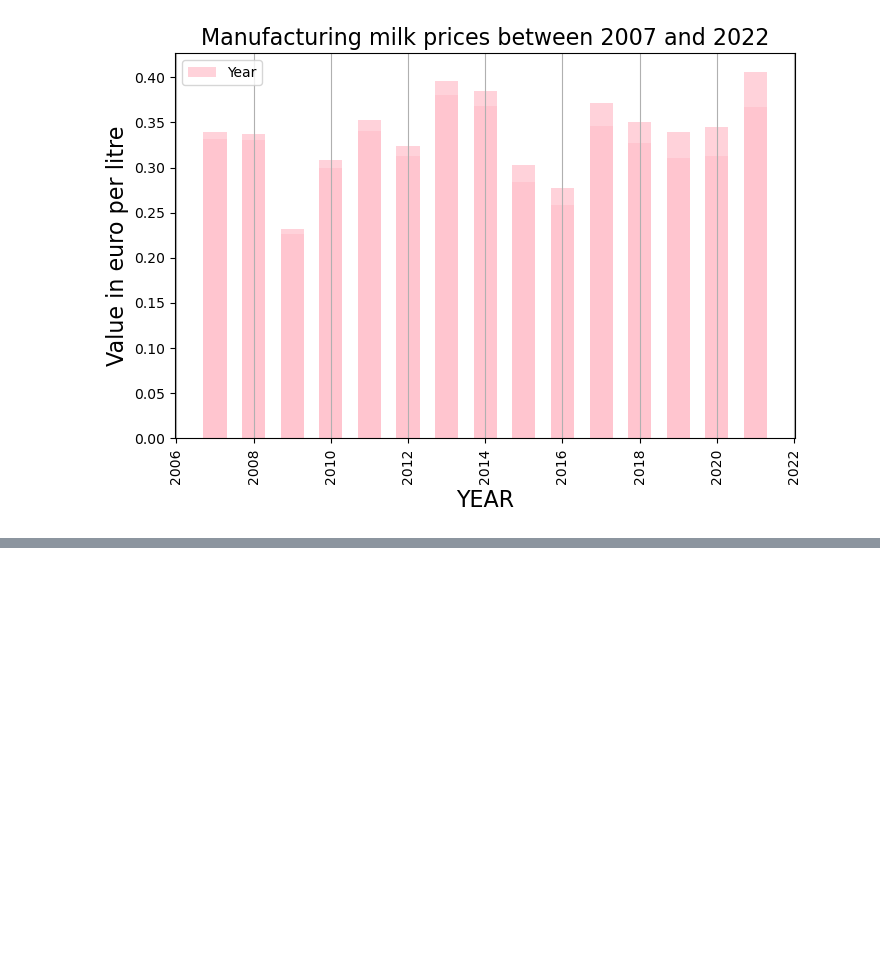
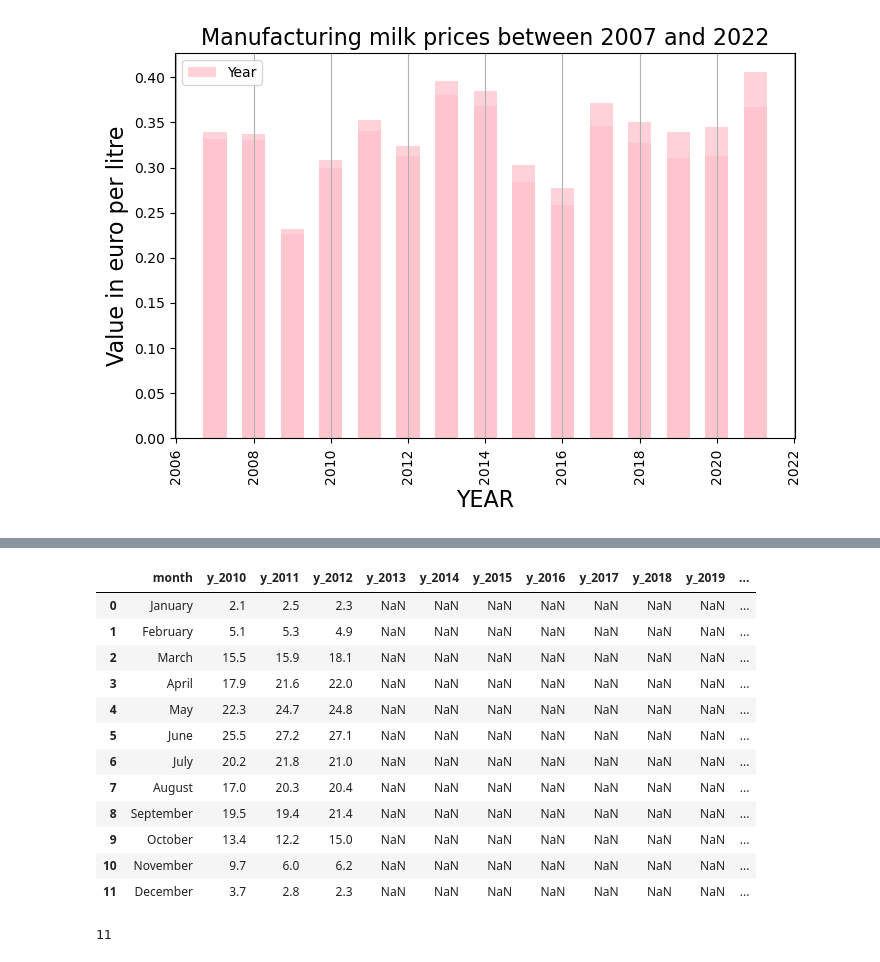
Before and after one commit to teresaq1/Agricultural-Dairy-Milk-Data-Analysis, a Jupyter notebook: data source.ipynb, the cells around one changed output, grey strips where cells are left out. Saved outputs shown, nothing was run; the diff lists cells and outputs as text; code cells hidden in the pictures; blank space fills up the shorter version.

```diff
--- a/data source.ipynb
+++ b/data source.ipynb
@@ -12,8 +13,8 @@ lr = Ridge()
 #read in irish data
 df_trends_bovine_data = pd.read_csv(r'trends_bovine_data.csv',header=0)#reading in irish bovine data file, DATASET 1
 df_milk_sales8021 = pd.read_csv(r'milk_sales_80-21.csv',header=0)# DATASET 2
-df_milk_sales0721 = pd.read_csv(r'milk_sales_07-21.csv',header=0)# DATASET 3
-df_census_livestock20 = pd.read_csv(r'cesnsus_livestock_20.csv',header=0)# DATASET 4
+df_milk_prices0721 = pd.read_csv(r'milk_prices_07-21.csv',header=0)# DATASET 3
+df_irish_dairy1022 = pd.read_csv(r'irish_dairy_produce_10-22.csv',header=0)# DATASET 4
 # %%
 #explore dataset1 https://data.gov.ie/dataset/national-trends-in-bovine-data-2011-2021?package_type=dataset
 print(df_trends_bovine_data.head()) #EDA , no cleaning required
@@ -259,0 +329,30 @@ dtype: int64
+# %%
+#merging columns
+x1=df_product_cheese_10.merge(df_product_cheese_11,on='month').merge(df_product_cheese_12,on='month')
+x2=df_product_cheese_13.merge(df_product_cheese_14,on='month').merge(df_product_cheese_15,on='month')
+x3=df_product_cheese_16.merge(df_product_cheese_17,on='month').merge(df_product_cheese_18,on='month')
+x4=df_product_cheese_19.merge(df_product_cheese_20,on='month').merge(x1,on='month')
+butter1020=x4.merge(x2,on='month').merge(x3,on='month')
+#butter1020
+#reordering columns
+df_butter1020 = butter1020[['month','y_2010','y_2011','y_2012','y_2013','y_2014','y_2015','y_2016','y_2017','y_2018','y_2019','y_2020']]
+df_butter1020
+# %% [output]
+|  | month | y_2010 | y_2011 | y_2012 | y_2013 | y_2014 | y_2015 | y_2016 | y_2017 | y_2018 | y_2019 | ... |
+| 0 | January | 2.1 | 2.5 | 2.3 | NaN | NaN | NaN | NaN | NaN | NaN | NaN | ... |
+| 1 | February | 5.1 | 5.3 | 4.9 | NaN | NaN | NaN | NaN | NaN | NaN | NaN | ... |
+| 2 | March | 15.5 | 15.9 | 18.1 | NaN | NaN | NaN | NaN | NaN | NaN | NaN | ... |
+| 3 | April | 17.9 | 21.6 | 22.0 | NaN | NaN | NaN | NaN | NaN | NaN | NaN | ... |
+| 4 | May | 22.3 | 24.7 | 24.8 | NaN | NaN | NaN | NaN | NaN | NaN | NaN | ... |
+| 5 | June | 25.5 | 27.2 | 27.1 | NaN | NaN | NaN | NaN | NaN | NaN | NaN | ... |
+| 6 | July | 20.2 | 21.8 | 21.0 | NaN | NaN | NaN | NaN | NaN | NaN | NaN | ... |
+| 7 | August | 17.0 | 20.3 | 20.4 | NaN | NaN | NaN | NaN | NaN | NaN | NaN | ... |
+| 8 | September | 19.5 | 19.4 | 21.4 | NaN | NaN | NaN | NaN | NaN | NaN | NaN | ... |
+| 9 | October | 13.4 | 12.2 | 15.0 | NaN | NaN | NaN | NaN | NaN | NaN | NaN | ... |
+| 10 | November | 9.7 | 6.0 | 6.2 | NaN | NaN | NaN | NaN | NaN | NaN | NaN | ... |
+| 11 | December | 3.7 | 2.8 | 2.3 | NaN | NaN | NaN | NaN | NaN | NaN | NaN | ... |
+# %%
+print(len(year_value))
+year_value=df_butter1020.columns.tolist()[1:]
+# %% [output]
+11
```
Also changed, not shown: parts of 14 cells of this notebook.
